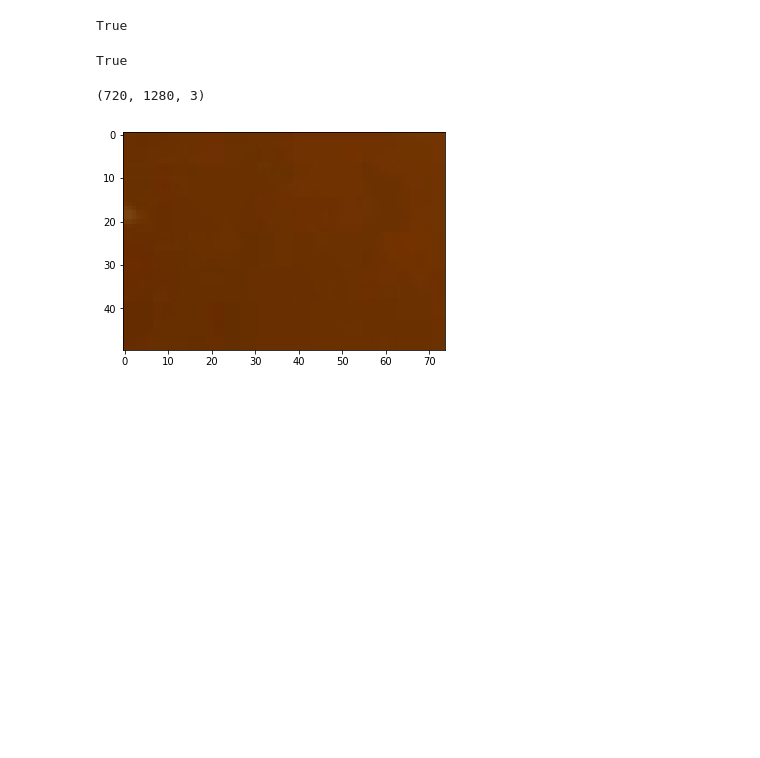
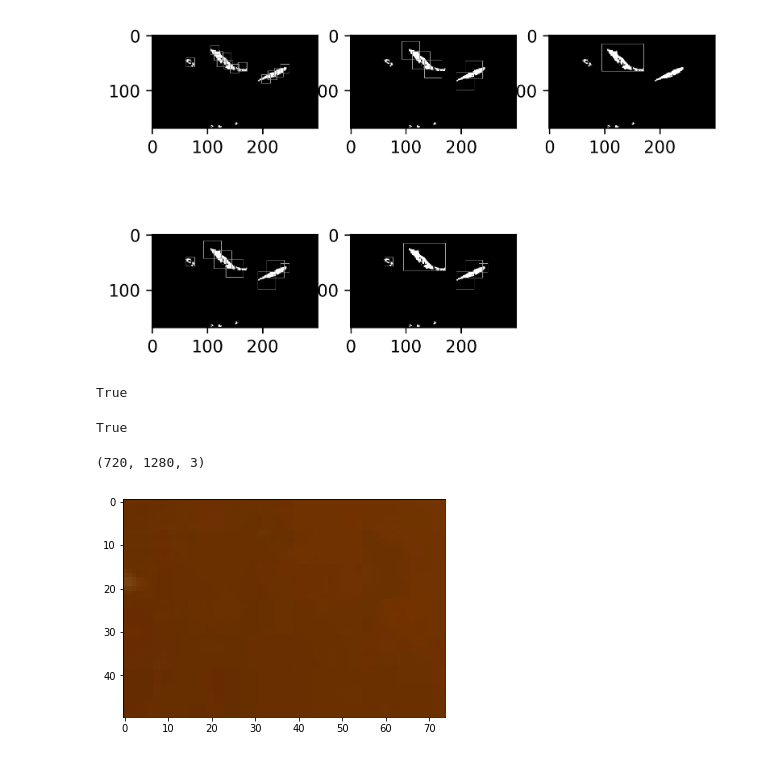
Before and after one commit to ShuuutUpandDance/segmentation, a Jupyter notebook: seg_notebook.ipynb, the cells around one changed output. Drawn from its saved outputs; the diff is of its cells as text; code cells hidden in the pictures; blank space fills up the shorter version.

```diff
--- a/seg_notebook.ipynb
+++ b/seg_notebook.ipynb
@@ -157,0 +272,15 @@ array([[0, 0, 0, ..., 0, 0, 0],
+# %%
+img_small_mid_nms2 = cv2.imread('90_4_down.jpg', 0)
+small_mid_nms2 = merge_and_nms_2(small_nms1, mid_nms1)
+print(len(mid_nms1) + len(small_nms1))
+print(len(small_mid_nms2))
+for i in range(len(small_mid_nms2)):
+    pos = (small_mid_nms2[i].left, small_mid_nms2[i].right, small_mid_nms2[i].up, small_mid_nms2[i].down)
+    cv2.rectangle(img_small_mid_nms2, (pos[0], pos[2]), (pos[1], pos[3]), (155), 1)
+img_small_mid_large_nms2 = cv2.imread('90_4_down.jpg', 0)
+small_mid_large_nms2 = merge_and_nms_2(small_mid_nms2, large_nms1)
+print(len(small_mid_nms2) + len(large_nms1))
+print(len(small_mid_large_nms2))
+for i in range(len(small_mid_large_nms2)):
+    pos = (small_mid_large_nms2[i].left, small_mid_large_nms2[i].right, small_mid_large_nms2[i].up, small_mid_large_nms2[i].down)
+    cv2.rectangle(img_small_mid_large_nms2, (pos[0], pos[2]), (pos[1], pos[3]), (155), 1)
@@ -166,3 +327,22 @@ plt.show()
+# %%
+plt.figure(dpi=300)
+plt.subplot(2,3,1)
+plt.imshow(img_small_nms1, cmap=plt.cm.gray)
+
+plt.subplot(2,3,2)
+plt.imshow(img_mid_nms1, cmap=plt.cm.gray)
+
+plt.subplot(2,3,3)
+plt.imshow(img_large_nms1, cmap=plt.cm.gray)
+
+plt.subplot(2,3,4)
+plt.imshow(img_small_mid_nms2, cmap=plt.cm.gray)
+
+plt.subplot(2,3,5)
+plt.imshow(img_small_mid_large_nms2, cmap=plt.cm.gray)
+plt.show()
+# %% [output]
+[figure, added]
 # %%
 cv2.imwrite('90_4_largebox.jpg', img)
 # %% [output]
```
Also changed, not shown: parts of 25 cells of this notebook, 5 other files.
